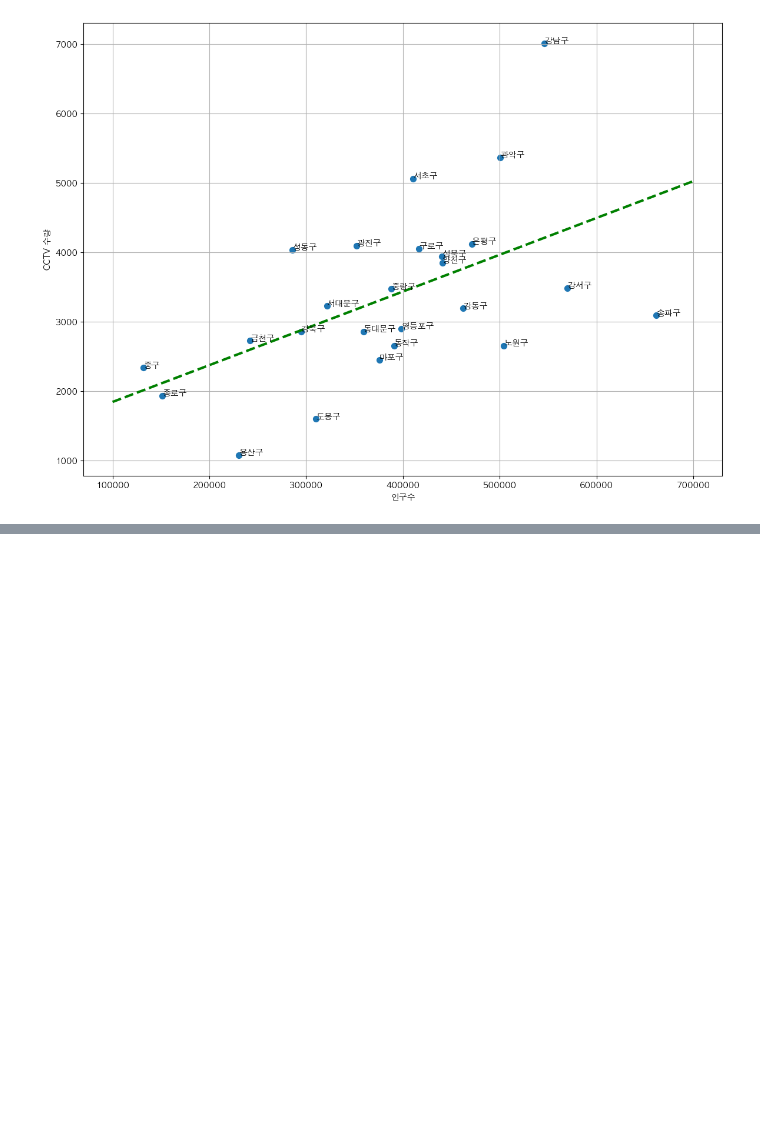
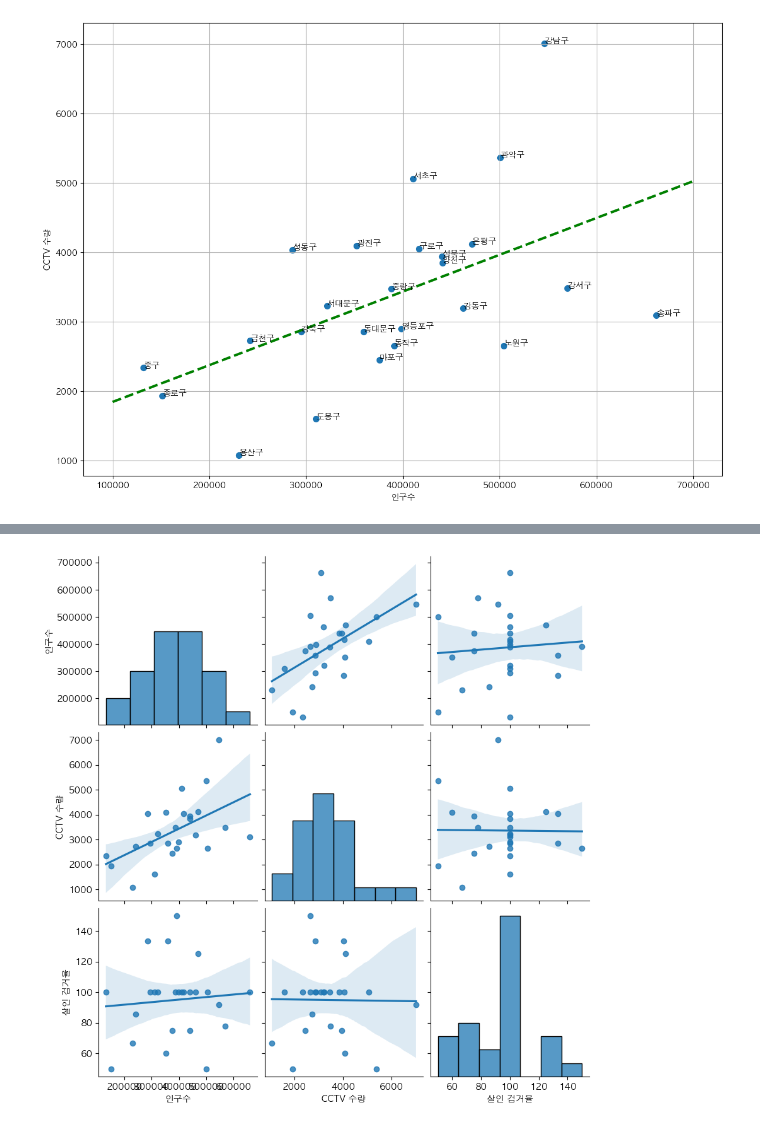
Before and after one commit to two-song/analysis, a Jupyter notebook: 서울cctv.ipynb, the cells around one changed output, grey strips where cells are left out. Cells and saved outputs as stored; diff of their text form; code cells hidden in the pictures; blank space fills up the shorter version.

```diff
--- a/서울cctv.ipynb
+++ b/서울cctv.ipynb
@@ -408,0 +500,5 @@ plt.show()
+# %%
+sns.pairplot(seoul_crime, vars=["인구수","CCTV 수량","살인 검거율"], kind="reg", height=3)
+plt.show()
+# %% [output]
+[figure, added]
```
Also changed, not shown: parts of 16 cells of this notebook.
